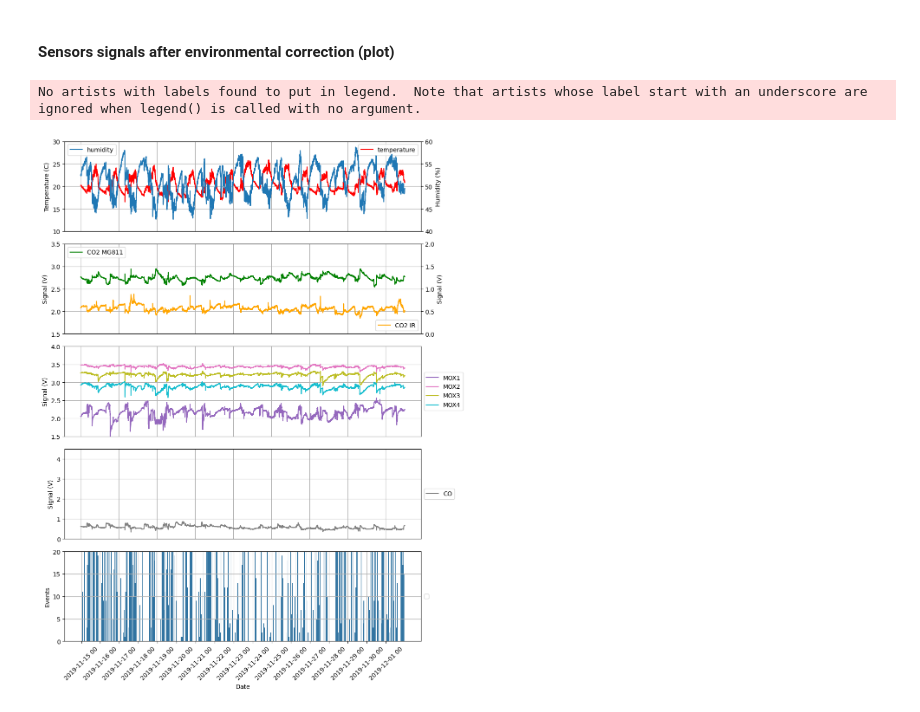
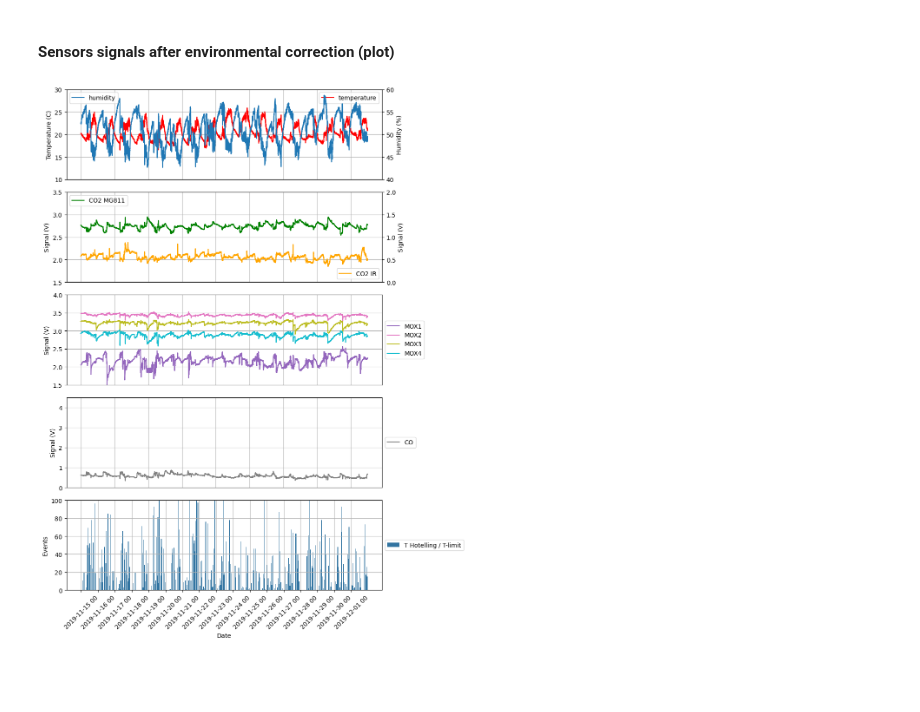
Before and after one commit to eskinderit/single-elders-home-monitoring, a Jupyter notebook: single-elders-home-monitoring/single-elders-monitoring-PCAfiltering.ipynb, the cells around one changed output. Saved outputs shown, nothing was run; the diff lists cells and outputs as text; code cells hidden in the pictures; blank space fills up the shorter version.

```diff
--- a/single-elders-home-monitoring/single-elders-monitoring-PCAfiltering.ipynb
+++ b/single-elders-home-monitoring/single-elders-monitoring-PCAfiltering.ipynb
@@ -657,38 +615,37 @@ axs[3].legend(loc='center left', bbox_to_anchor=(1, 0.5))
 
 
 event_per_hour_pd['date_hour'] = event_per_hour_pd['date_hour'].astype(str)
-sns.barplot(ax=axs[4], x='date_hour', y='n_event', data=event_per_hour_pd, errorbar='sd')
+sns.barplot(ax=axs[4], x='date_hour', y='n_event', data=event_per_hour_pd, errorbar='sd', label="T Hotelling / T-limit")
 axs[4].legend(loc='center left', bbox_to_anchor=(1, 0.5))
 axs[4].set_ylabel('Events')
 axs[4].grid(True)
-axs[4].set_ylim(0, 20)
+axs[4].set_ylim(0, 100)
 date_format = DateFormatter('%Y-%m-%d')
 axs[4].tick_params(axis='both', which='both', bottom=True, top=False, left=True, right=False, labelbottom=True, labelleft=True)
 axs[4].xaxis.set_major_formatter(date_format)
 axs[4].tick_params(axis='x', labelrotation=45)
 axs[4].set_xlabel('Date')
 
 # Adjust x_labels
 num_labels = 17
 labels = event_per_hour_pd['date_hour']
 step = max(1, len(labels) // num_labels)
 axs[4].set_xticks(range(0, len(labels), step))
 axs[4].set_xticklabels(labels[::step], rotation=45)
 
 # Adjust margin
 x_min, x_max = axs[4].get_xlim()
 margin = 0.05 * (x_max - x_min)
 axs[4].set_xlim(x_min - margin, x_max + margin)
 
 
 # Adjust layout
 plt.tight_layout()
 
 # Show the plots
 plt.show()
 # %% [output]
-No artists with labels found to put in legend.  Note that artists whose label start with an underscore are ignored when legend() is called with no argument.
-[figure, old version]
+[figure, new version]
 # %%
 from pyspark.sql.functions import hour
 from pyspark.sql.functions import date_format, sum, when
```
Also changed, not shown: parts of 17 cells of this notebook, 1 other file.
